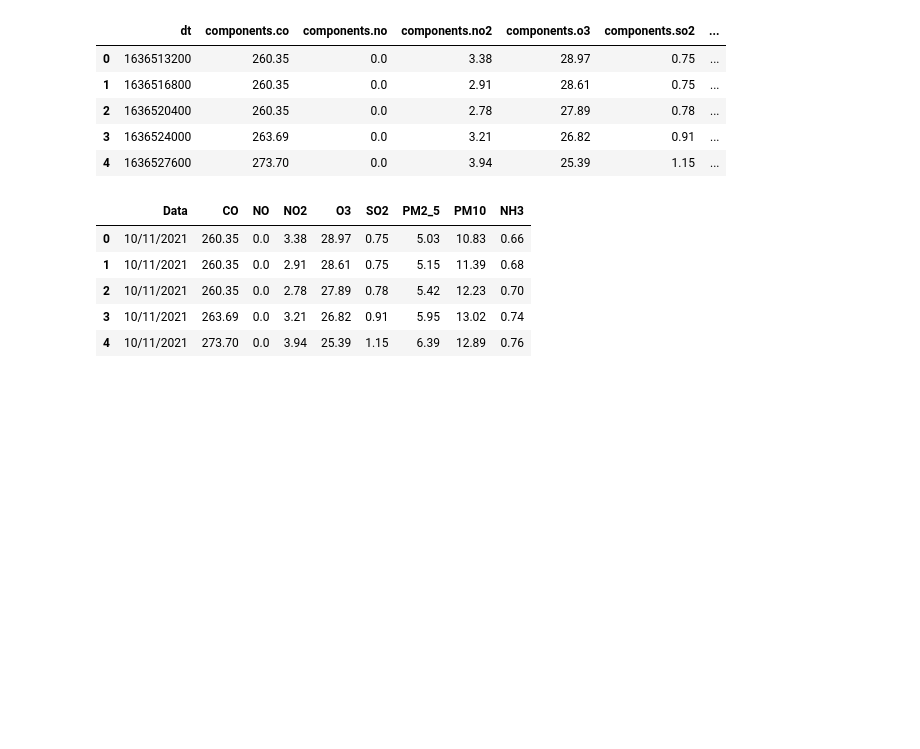
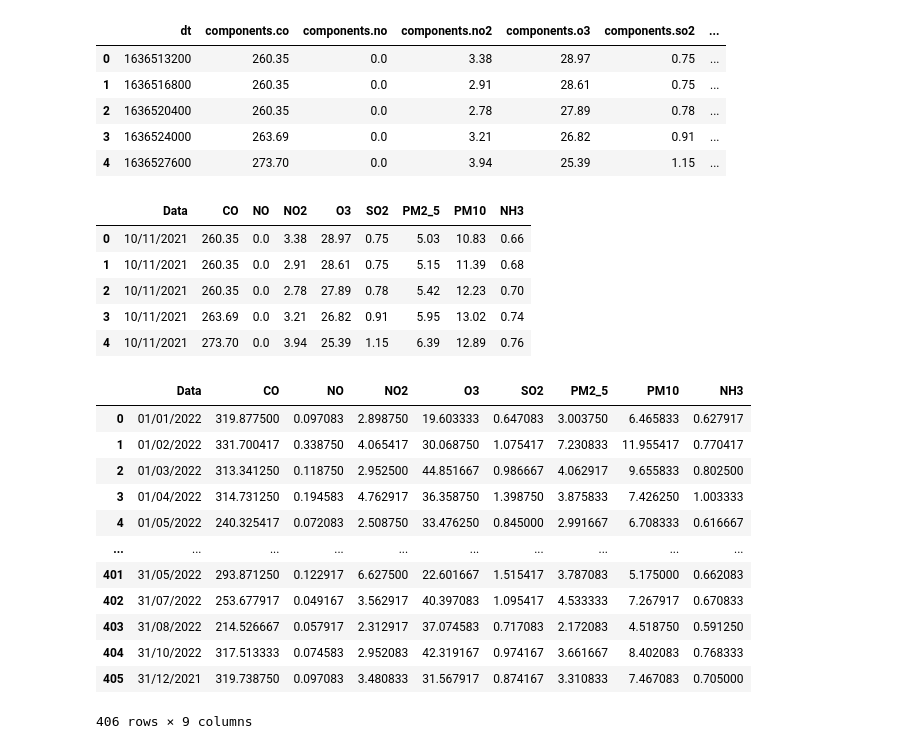
Before and after one commit to george-araujo/air-quality-predict, a Jupyter notebook: AirQualityPredict.ipynb, the cells around one changed output. Drawn from its saved outputs; the diff is of its cells as text; code cells hidden in the pictures; blank space fills up the shorter version.

```diff
--- a/AirQualityPredict.ipynb
+++ b/AirQualityPredict.ipynb
@@ -54,5 +56,19 @@ df.head()
 # %%
 #TODO Resolver esse BO pra deixar o dataframe ordenado!
 #Nome de variável provisório
-atualizado = df.set_index('Data').groupby('Data').mean().sort_index()
-atualizado.to_excel('planilha.xlsx')
+atualizado = df.groupby('Data').mean().reset_index()
+atualizado
+# %% [output]
+|  | Data | CO | NO | NO2 | O3 | SO2 | PM2_5 | PM10 | NH3 |
+| 0 | 01/01/2022 | 319.877500 | 0.097083 | 2.898750 | 19.603333 | 0.647083 | 3.003750 | 6.465833 | 0.627917 |
+| 1 | 01/02/2022 | 331.700417 | 0.338750 | 4.065417 | 30.068750 | 1.075417 | 7.230833 | 11.955417 | 0.770417 |
+| 2 | 01/03/2022 | 313.341250 | 0.118750 | 2.952500 | 44.851667 | 0.986667 | 4.062917 | 9.655833 | 0.802500 |
+| 3 | 01/04/2022 | 314.731250 | 0.194583 | 4.762917 | 36.358750 | 1.398750 | 3.875833 | 7.426250 | 1.003333 |
+| 4 | 01/05/2022 | 240.325417 | 0.072083 | 2.508750 | 33.476250 | 0.845000 | 2.991667 | 6.708333 | 0.616667 |
+| ... | ... | ... | ... | ... | ... | ... | ... | ... | ... |
+| 401 | 31/05/2022 | 293.871250 | 0.122917 | 6.627500 | 22.601667 | 1.515417 | 3.787083 | 5.175000 | 0.662083 |
+| 402 | 31/07/2022 | 253.677917 | 0.049167 | 3.562917 | 40.397083 | 1.095417 | 4.533333 | 7.267917 | 0.670833 |
+| 403 | 31/08/2022 | 214.526667 | 0.057917 | 2.312917 | 37.074583 | 0.717083 | 2.172083 | 4.518750 | 0.591250 |
+| 404 | 31/10/2022 | 317.513333 | 0.074583 | 2.952083 | 42.319167 | 0.974167 | 3.661667 | 8.402083 | 0.768333 |
+| 405 | 31/12/2021 | 319.738750 | 0.097083 | 3.480833 | 31.567917 | 0.874167 | 3.310833 | 7.467083 | 0.705000 |
+406 rows × 9 columns
```
Also changed, not shown: parts of 5 cells of this notebook, 1 other file.
